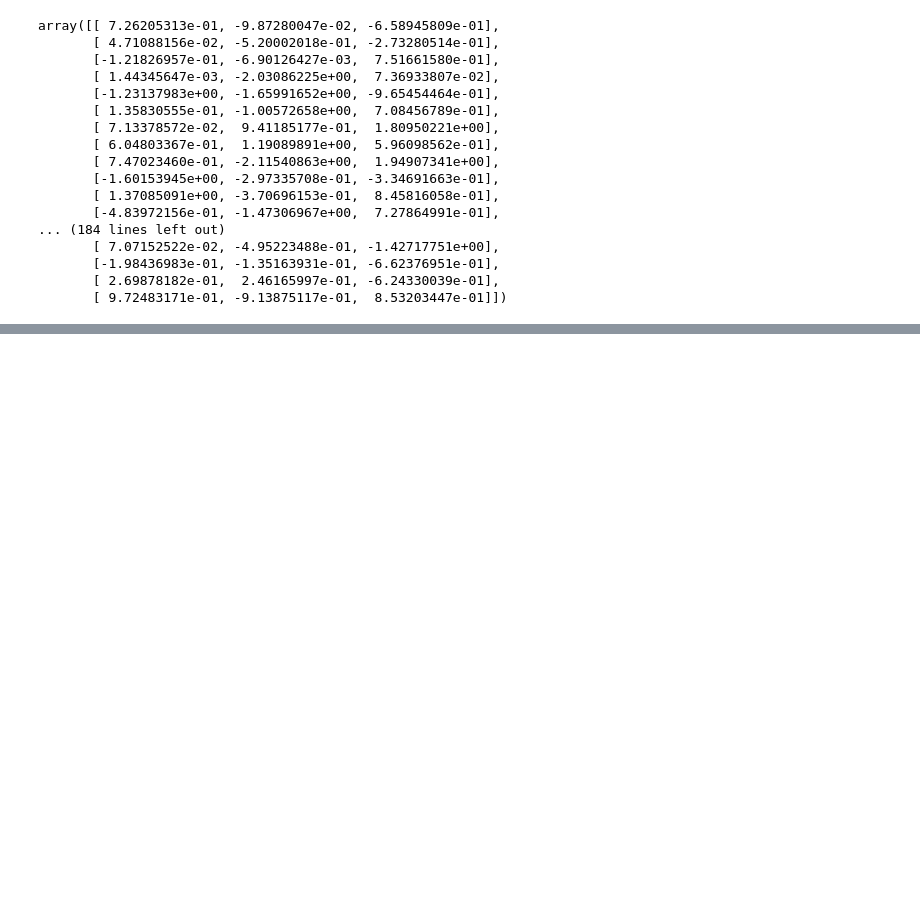
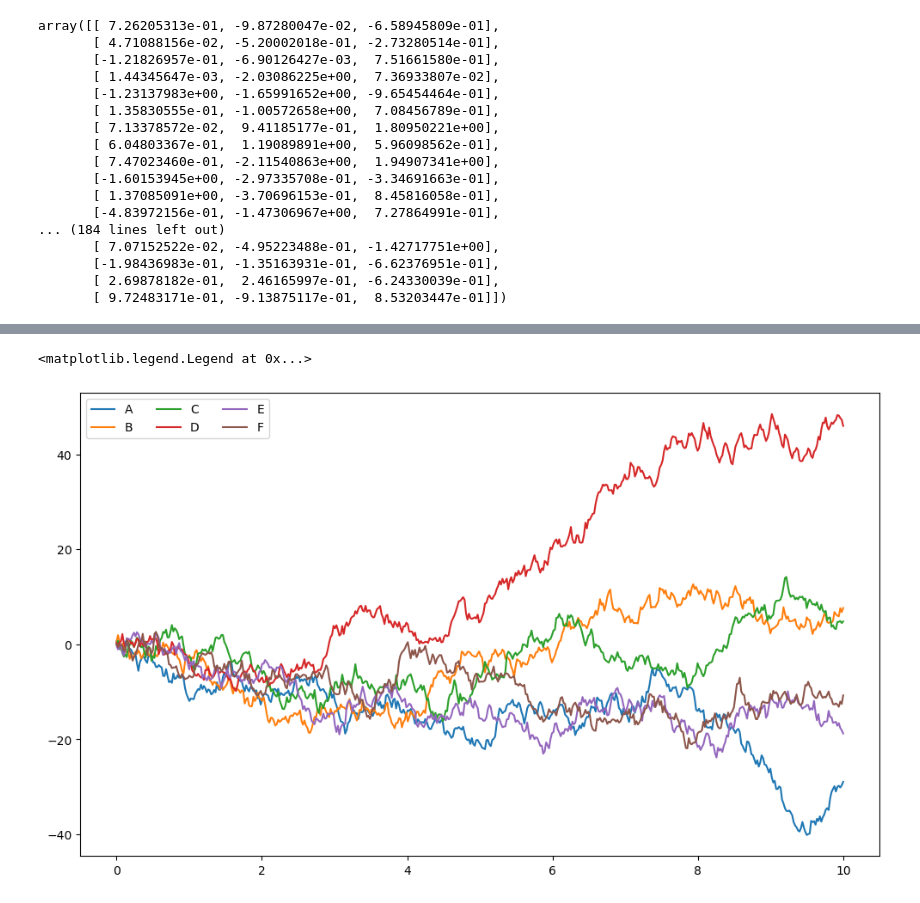
Before and after one commit to DVadeus/Uber, a Jupyter notebook: Notebook.ipynb, the cells around one changed output, grey strips where cells are left out. Cells and saved outputs as stored; diff of their text form; code cells hidden in the pictures; blank space fills up the shorter version.

```diff
--- a/Notebook.ipynb
+++ b/Notebook.ipynb
@@ -169,0 +264,14 @@ array([[ 7.26205313e-01, -9.87280047e-02, -6.58945809e-01],
+# %%
+import numpy as np
+import matplotlib.pyplot as plt
+%matplotlib inline
+
+x = np.linspace(0, 10, 500)
+y = np.cumsum(np.random.randn(500, 6), axis = 0)
+
+plt.figure(figsize=(12, 7))
+plt.plot(x, y)
+plt.legend('ABCDEF', ncol=3, loc='upper left')
+# %% [output]
+<matplotlib.legend.Legend at 0x...>
+[figure, added]
```
Also changed, not shown: parts of 12 cells of this notebook, 4 other files.
